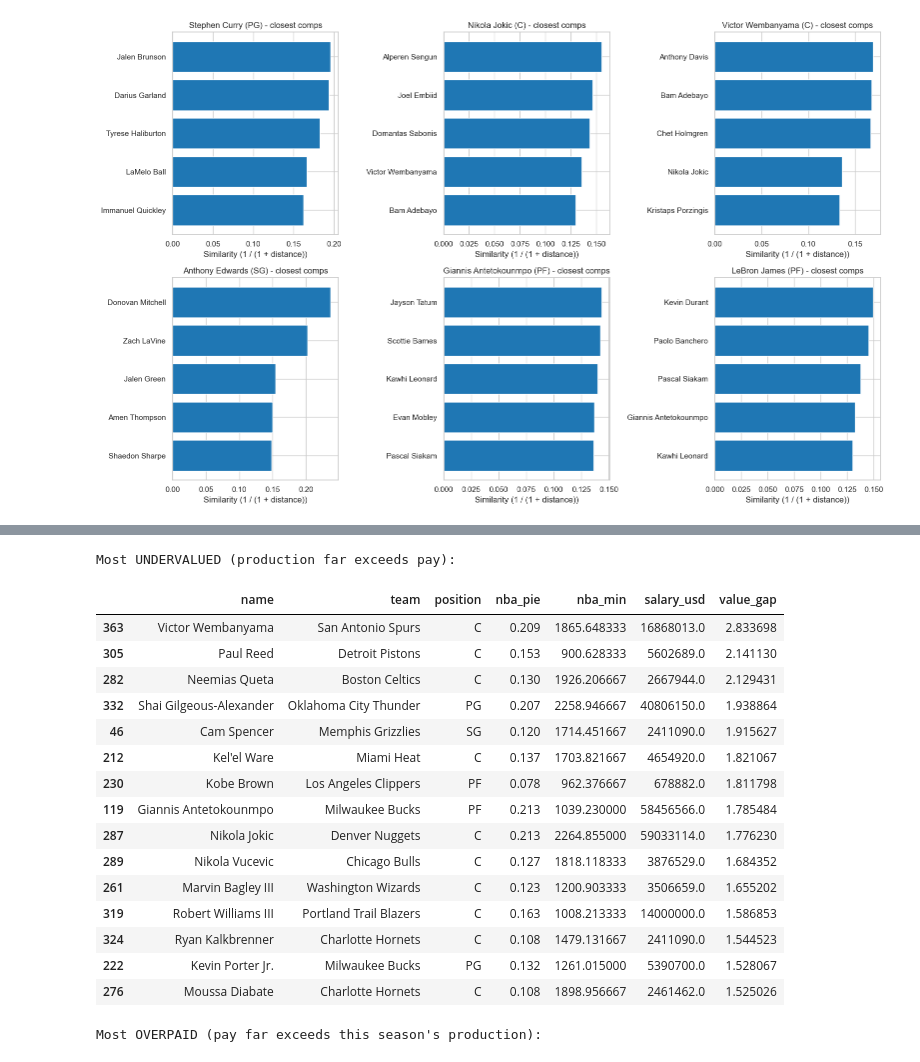
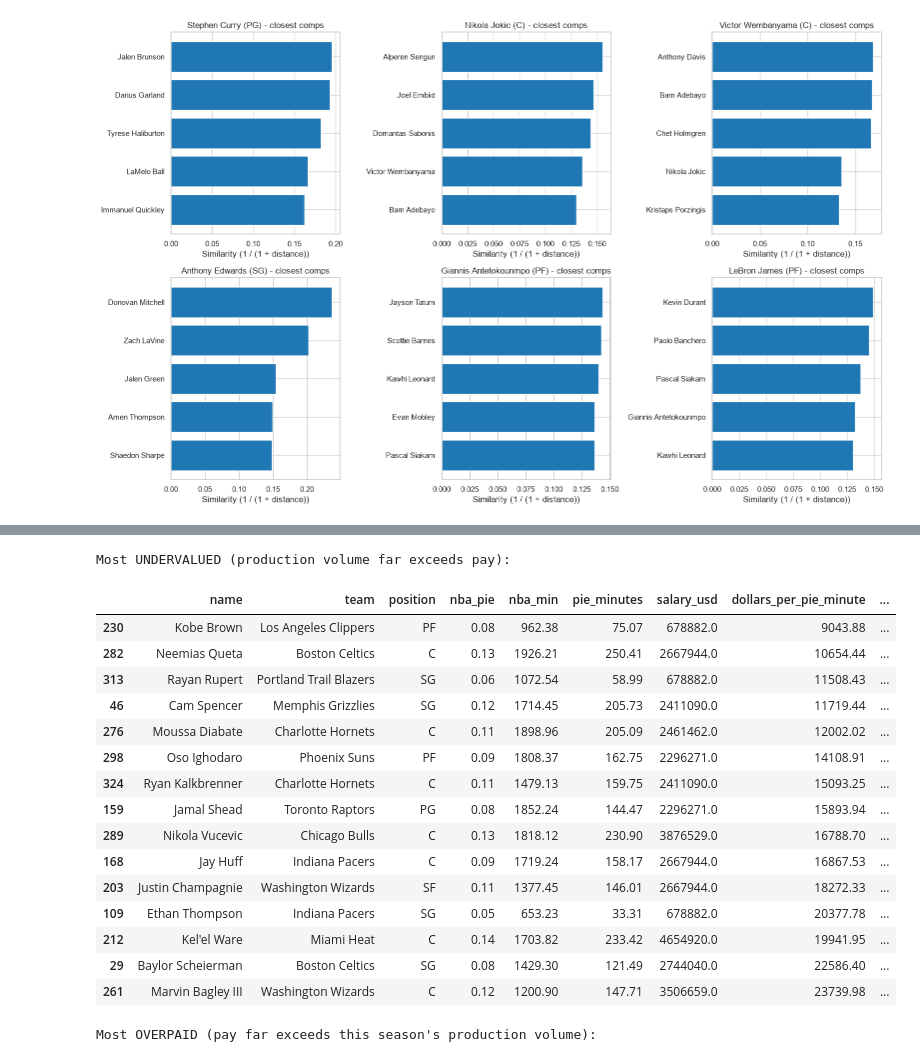
Before and after one commit to thompgt/nba2k26-analysis, a Jupyter notebook: notebooks/04_similarity_and_value.ipynb, the cells around one changed output, grey strips where cells are left out. Drawn from its saved outputs; the diff is of its cells as text; code cells hidden in the pictures.

```diff
--- a/notebooks/04_similarity_and_value.ipynb
+++ b/notebooks/04_similarity_and_value.ipynb
@@ -195,0 +213,32 @@ n = 205 players with matched salary, matched stats, and >= 500 minutes
+# %%
+# How much does the correction move things? Score every player both ways.
+old_gap = zscore(val["nba_pie"]) - zscore(val["log_salary"])
+val["old_value_gap"] = old_gap
+
+print(f"correlation of OLD gap with minutes played : "
+      f"{np.corrcoef(val['old_value_gap'], val['nba_min'])[0, 1]:+.3f}")
+print(f"correlation of NEW value score with minutes: "
+      f"{np.corrcoef(val['value_score'], val['nba_min'])[0, 1]:+.3f}")
+
+old_over = set(val.nsmallest(15, "old_value_gap")["name"])
+new_over = set(val.nsmallest(15, "value_score")["name"])
+old_under = set(val.nlargest(15, "old_value_gap")["name"])
+new_under = set(val.nlargest(15, "value_score")["name"])
+print(f"\noverpaid   top 15: {len(old_over & new_over)}/15 names survive the correction")
+print(f"  newly surfaced: {', '.join(sorted(new_over - old_over))}")
+print(f"undervalued top 15: {len(old_under & new_under)}/15 names survive the correction")
+print(f"  newly surfaced: {', '.join(sorted(new_under - old_under))}")
+
+fig, axes = plt.subplots(1, 2, figsize=(14, 5.5))
+axes[0].scatter(val["nba_min"], val["old_value_gap"], s=30, alpha=0.7, color="#d62728")
+axes[0].set_title("OLD metric: z(PIE) - z(log salary)")
+axes[0].set_xlabel("Minutes played")
+axes[0].set_ylabel("value gap")
+axes[1].scatter(val["nba_min"], val["value_score"], s=30, alpha=0.7, color="#2ca02c")
+axes[1].set_title("NEW metric: value score from PIE x minutes")
+axes[1].set_xlabel("Minutes played")
+axes[1].set_ylabel("value score")
+for ax in axes:
+    ax.axhline(0, color="black", lw=0.8)
+plt.tight_layout()
+plt.show()
@@ -219,26 +279,27 @@ plt.show()
 # %%
-cols = ["name", "team", "position", "nba_pie", "nba_min", "salary_usd", "value_gap"]
-print("Most UNDERVALUED (production far exceeds pay):")
-display(val.sort_values("value_gap", ascending=False).head(15)[cols])
+cols = ["name", "team", "position", "nba_pie", "nba_min", "pie_minutes",
+        "salary_usd", "dollars_per_pie_minute", "value_score"]
+print("Most UNDERVALUED (production volume far exceeds pay):")
+display(val.nlargest(15, "value_score")[cols].round(2))
 
-print("\nMost OVERPAID (pay far exceeds this season's production):")
-display(val.sort_values("value_gap").head(15)[cols])
+print("\nMost OVERPAID (pay far exceeds this season's production volume):")
+display(val.nsmallest(15, "value_score")[cols].round(2))
 # %% [output]
-Most UNDERVALUED (production far exceeds pay):
+Most UNDERVALUED (production volume far exceeds pay):
-|  | name | team | position | nba_pie | nba_min | salary_usd | value_gap |
-| 363 | Victor Wembanyama | San Antonio Spurs | C | 0.209 | 1865.648333 | 16868013.0 | 2.833698 |
-| 305 | Paul Reed | Detroit Pistons | C | 0.153 | 900.628333 | 5602689.0 | 2.141130 |
-| 282 | Neemias Queta | Boston Celtics | C | 0.130 | 1926.206667 | 2667944.0 | 2.129431 |
-| 332 | Shai Gilgeous-Alexander | Oklahoma City Thunder | PG | 0.207 | 2258.946667 | 40806150.0 | 1.938864 |
-| 46 | Cam Spencer | Memphis Grizzlies | SG | 0.120 | 1714.451667 | 2411090.0 | 1.915627 |
-| 212 | Kel'el Ware | Miami Heat | C | 0.137 | 1703.821667 | 4654920.0 | 1.821067 |
-| 230 | Kobe Brown | Los Angeles Clippers | PF | 0.078 | 962.376667 | 678882.0 | 1.811798 |
-| 119 | Giannis Antetokounmpo | Milwaukee Bucks | PF | 0.213 | 1039.230000 | 58456566.0 | 1.785484 |
-| 287 | Nikola Jokic | Denver Nuggets | C | 0.213 | 2264.855000 | 59033114.0 | 1.776230 |
-| 289 | Nikola Vucevic | Chicago Bulls | C | 0.127 | 1818.118333 | 3876529.0 | 1.684352 |
-| 261 | Marvin Bagley III | Washington Wizards | C | 0.123 | 1200.903333 | 3506659.0 | 1.655202 |
-| 319 | Robert Williams III | Portland Trail Blazers | C | 0.163 | 1008.213333 | 14000000.0 | 1.586853 |
-| 324 | Ryan Kalkbrenner | Charlotte Hornets | C | 0.108 | 1479.131667 | 2411090.0 | 1.544523 |
-| 222 | Kevin Porter Jr. | Milwaukee Bucks | PG | 0.132 | 1261.015000 | 5390700.0 | 1.528067 |
-| 276 | Moussa Diabate | Charlotte Hornets | C | 0.108 | 1898.956667 | 2461462.0 | 1.525026 |
+|  | name | team | position | nba_pie | nba_min | pie_minutes | salary_usd | dollars_per_pie_minute | ... |
+| 230 | Kobe Brown | Los Angeles Clippers | PF | 0.08 | 962.38 | 75.07 | 678882.0 | 9043.88 | ... |
+| 282 | Neemias Queta | Boston Celtics | C | 0.13 | 1926.21 | 250.41 | 2667944.0 | 10654.44 | ... |
+| 313 | Rayan Rupert | Portland Trail Blazers | SG | 0.06 | 1072.54 | 58.99 | 678882.0 | 11508.43 | ... |
+| 46 | Cam Spencer | Memphis Grizzlies | SG | 0.12 | 1714.45 | 205.73 | 2411090.0 | 11719.44 | ... |
+| 276 | Moussa Diabate | Charlotte Hornets | C | 0.11 | 1898.96 | 205.09 | 2461462.0 | 12002.02 | ... |
+| 298 | Oso Ighodaro | Phoenix Suns | PF | 0.09 | 1808.37 | 162.75 | 2296271.0 | 14108.91 | ... |
+| 324 | Ryan Kalkbrenner | Charlotte Hornets | C | 0.11 | 1479.13 | 159.75 | 2411090.0 | 15093.25 | ... |
+| 159 | Jamal Shead | Toronto Raptors | PG | 0.08 | 1852.24 | 144.47 | 2296271.0 | 15893.94 | ... |
+| 289 | Nikola Vucevic | Chicago Bulls | C | 0.13 | 1818.12 | 230.90 | 3876529.0 | 16788.70 | ... |
+| 168 | Jay Huff | Indiana Pacers | C | 0.09 | 1719.24 | 158.17 | 2667944.0 | 16867.53 | ... |
+| 203 | Justin Champagnie | Washington Wizards | SF | 0.11 | 1377.45 | 146.01 | 2667944.0 | 18272.33 | ... |
+| 109 | Ethan Thompson | Indiana Pacers | SG | 0.05 | 653.23 | 33.31 | 678882.0 | 20377.78 | ... |
+| 212 | Kel'el Ware | Miami Heat | C | 0.14 | 1703.82 | 233.42 | 4654920.0 | 19941.95 | ... |
+| 29 | Baylor Scheierman | Boston Celtics | SG | 0.08 | 1429.30 | 121.49 | 2744040.0 | 22586.40 | ... |
+| 261 | Marvin Bagley III | Washington Wizards | C | 0.12 | 1200.90 | 147.71 | 3506659.0 | 23739.98 | ... |
-Most OVERPAID (pay far exceeds this season's production):
+Most OVERPAID (pay far exceeds this season's production volume):
```
Also changed, not shown: parts of 17 cells of this notebook, 1 other file.
